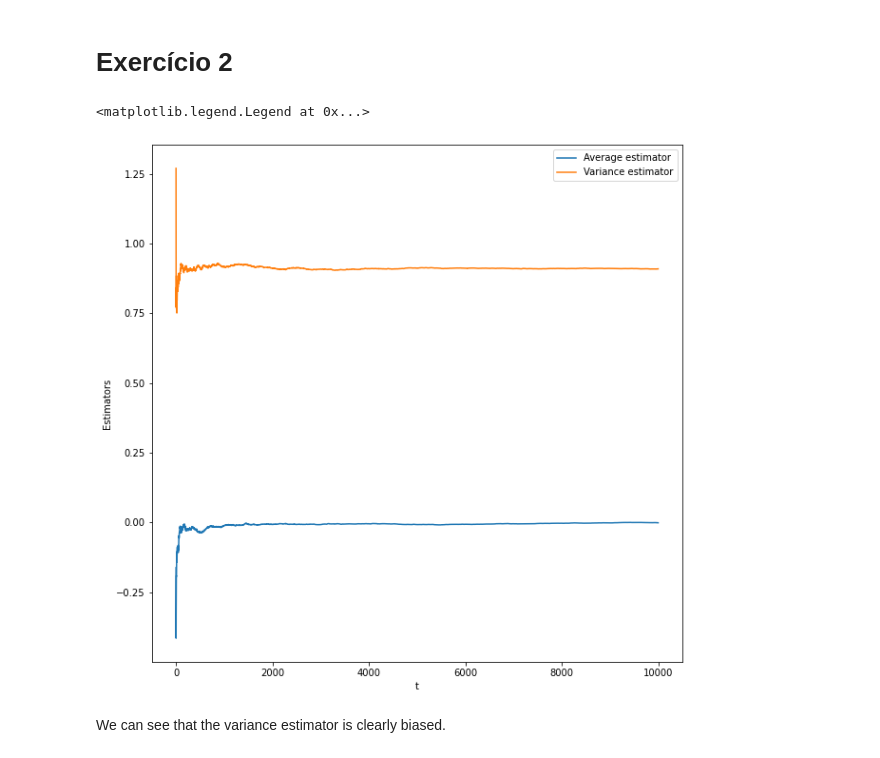
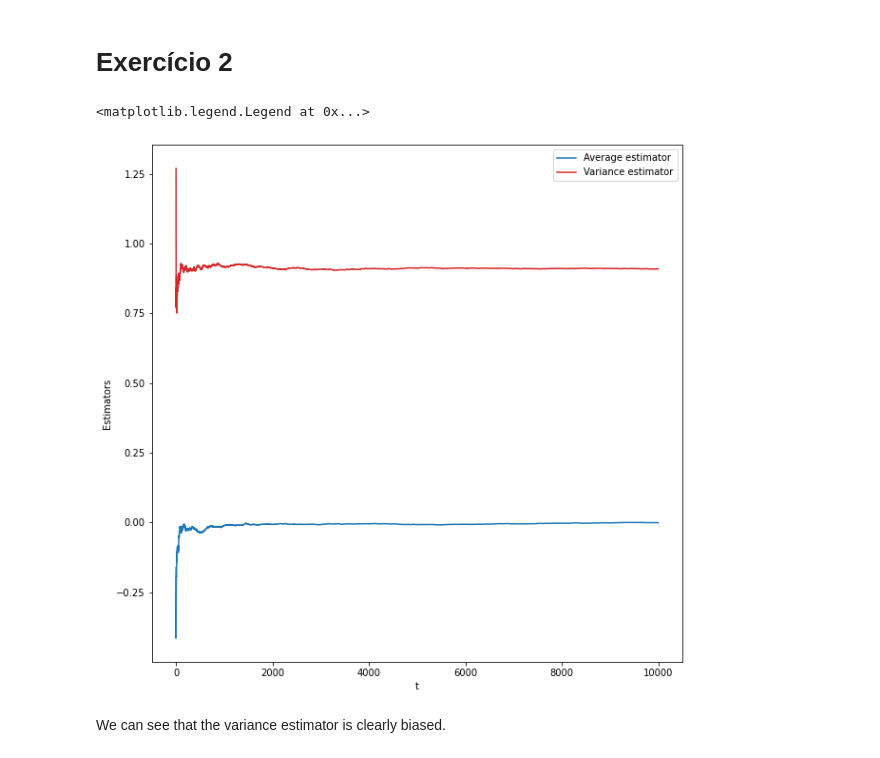
Before and after one commit to caioolivv/data_analysis, a Jupyter notebook: Statistics/lista_de_exercicios_1.ipynb, the cells around one changed output. Saved outputs shown, nothing was run; the diff lists cells and outputs as text; code cells hidden in the pictures.

```diff
--- a/Statistics/lista_de_exercicios_1.ipynb
+++ b/Statistics/lista_de_exercicios_1.ipynb
@@ -107,14 +107,14 @@ for i in range(t):
 # %%
 fig, ax = plt.subplots(1, 1, figsize=(10,10), facecolor="white")
 
 ax.plot(range(t), avg_averages, label='Average estimator')
-ax.plot(range(t), avg_variances, label='Variance estimator')
+ax.plot(range(t), avg_variances, label='Variance estimator', color='tab:red')
 ax.set_ylabel('Estimators')
 ax.set_xlabel('t')
 ax.legend()
 # %% [output]
 <matplotlib.legend.Legend at 0x...>
-[figure, old version]
+[figure, new version]
 # %% [markdown]
 We can see that the variance estimator is clearly biased.
 # %% [markdown]
```
Also changed, not shown: parts of 6 cells of this notebook.
